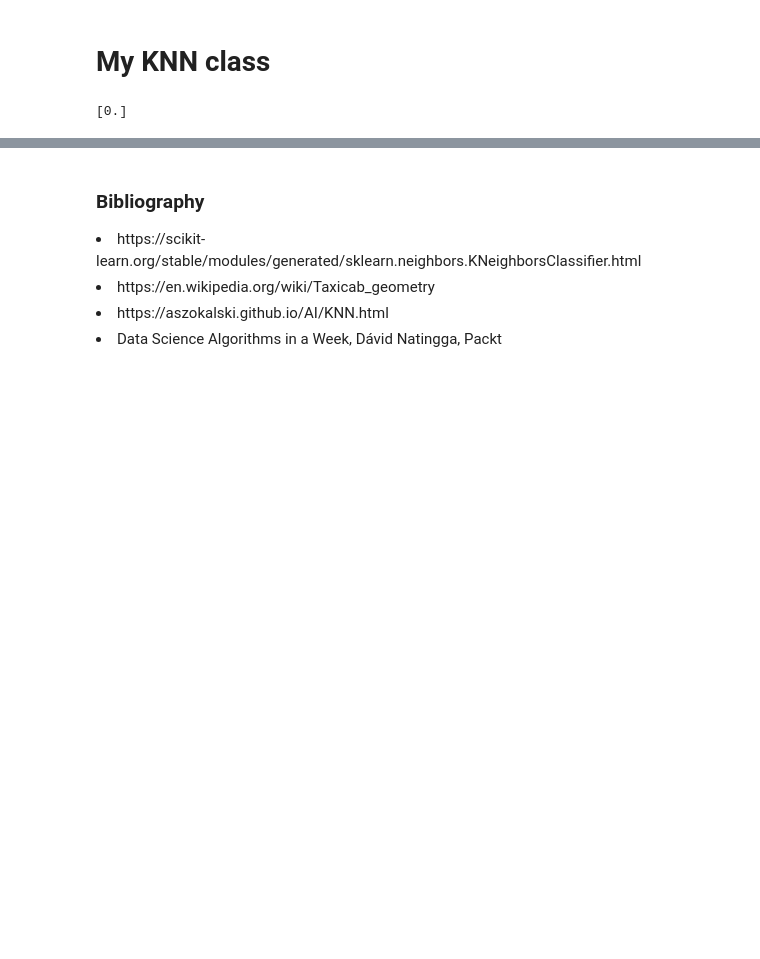
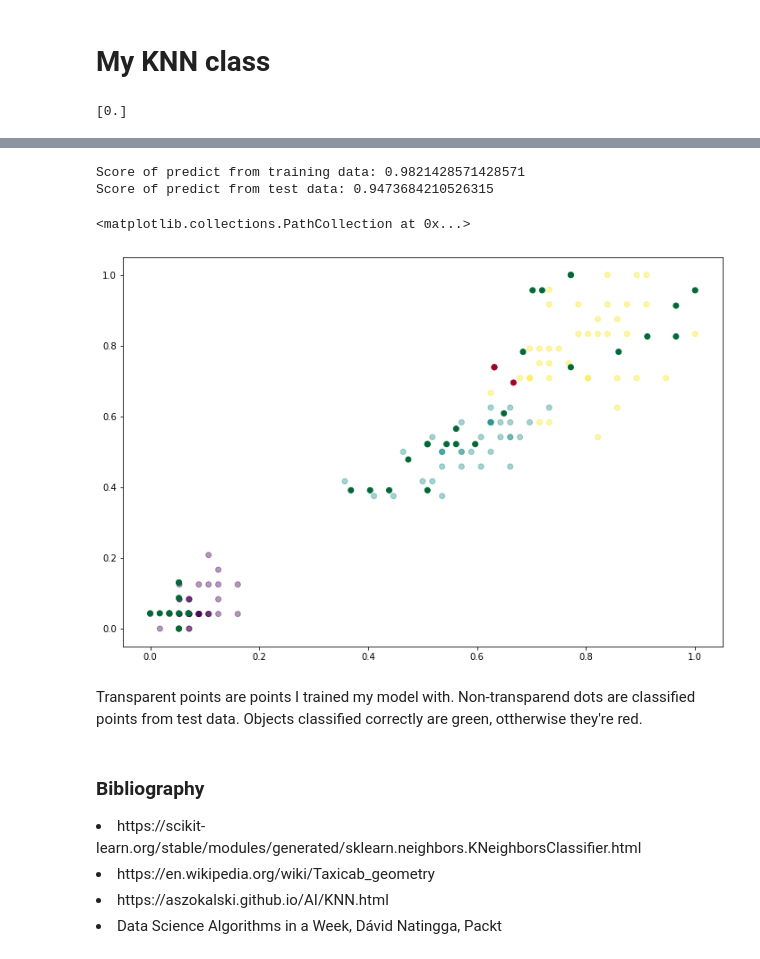
Before and after one commit to KosAqH/ML-algorithms, a Jupyter notebook: knn.ipynb, the cells around one changed output, grey strips where cells are left out. Saved outputs shown, nothing was run; the diff lists cells and outputs as text; code cells hidden in the pictures; blank space fills up the shorter version.

```diff
--- a/knn.ipynb
+++ b/knn.ipynb
@@ -74,7 +114,7 @@ class KNN():
                 distances.append(ManhattanMetrics(x, x_trained))
         return distances
 
-    def calc_error(self, X, y):
+    def score(self, X, y):
         y_predicted = self.predict(X)
         return sum(y_predicted == y)/len(y)
 # %%
@@ -88,3 +148,23 @@ y = np.array(y)
+# %%
+knn = KNN()
+knn.fit(X_train, y_train)
+train_score = knn.score(X_train, y_train)
+print(f"Score of predict from training data: {train_score}")
+test_score = knn.score(X_test, y_test)
+print(f"Score of predict from test data: {test_score}")
+
+y_predicted = knn.predict(X_test)
+is_prediction_accurate = (y_predicted == y_test)
+
+plt.scatter(X_train[:, 0], X_train[:, 1], c=y_train, alpha = 0.4)
+plt.scatter(X_test[:, 0], X_test[:, 1], c=is_prediction_accurate, cmap="RdYlGn")
+# %% [output]
+Score of predict from training data: 0.9821428571428571
+Score of predict from test data: 0.9473684210526315
+<matplotlib.collections.PathCollection at 0x...>
+[figure, added]
+# %% [markdown]
+<p> Transparent points are points I trained my model with. Non-transparend dots are classified points from test data. Objects classified correctly are green, ottherwise they're red.
 # %% [markdown]
 <h3>Bibliography</h3>
 <li> https://scikit-learn.org/stable/modules/generated/sklearn.neighbors.KNeighborsClassifier.html
```
Also changed, not shown: parts of 14 cells of this notebook, 2 other files.
